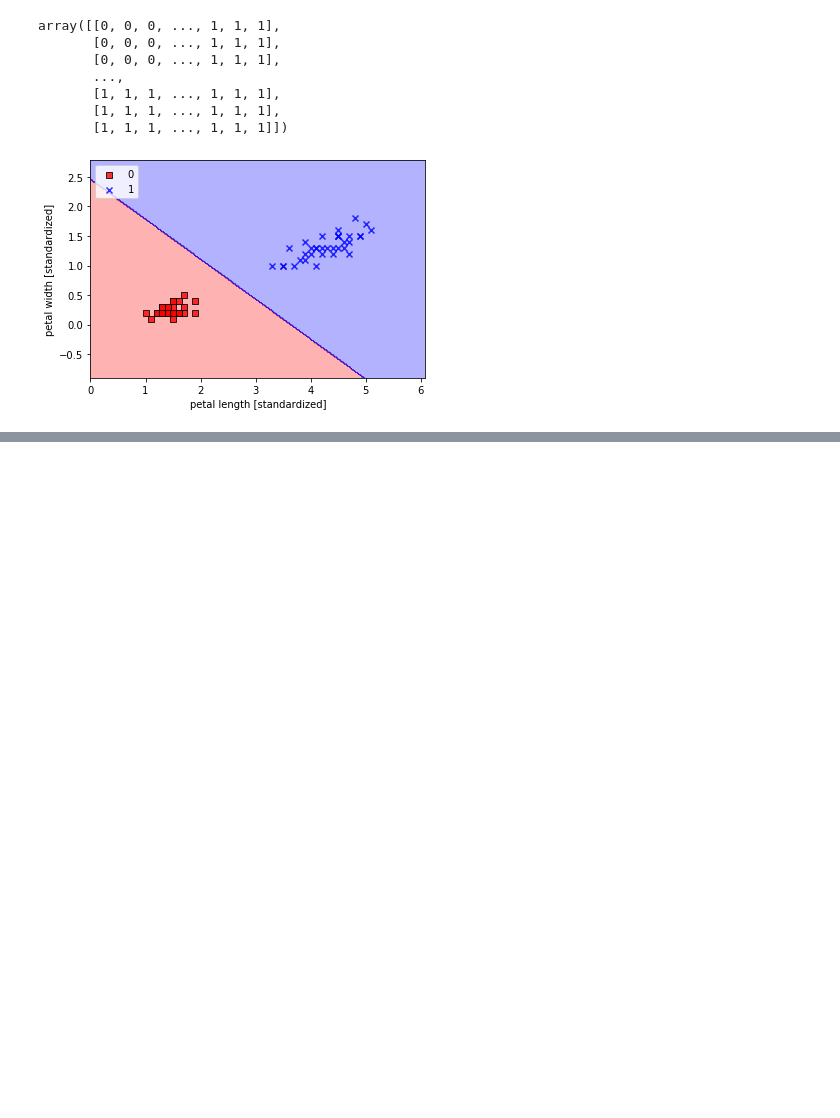
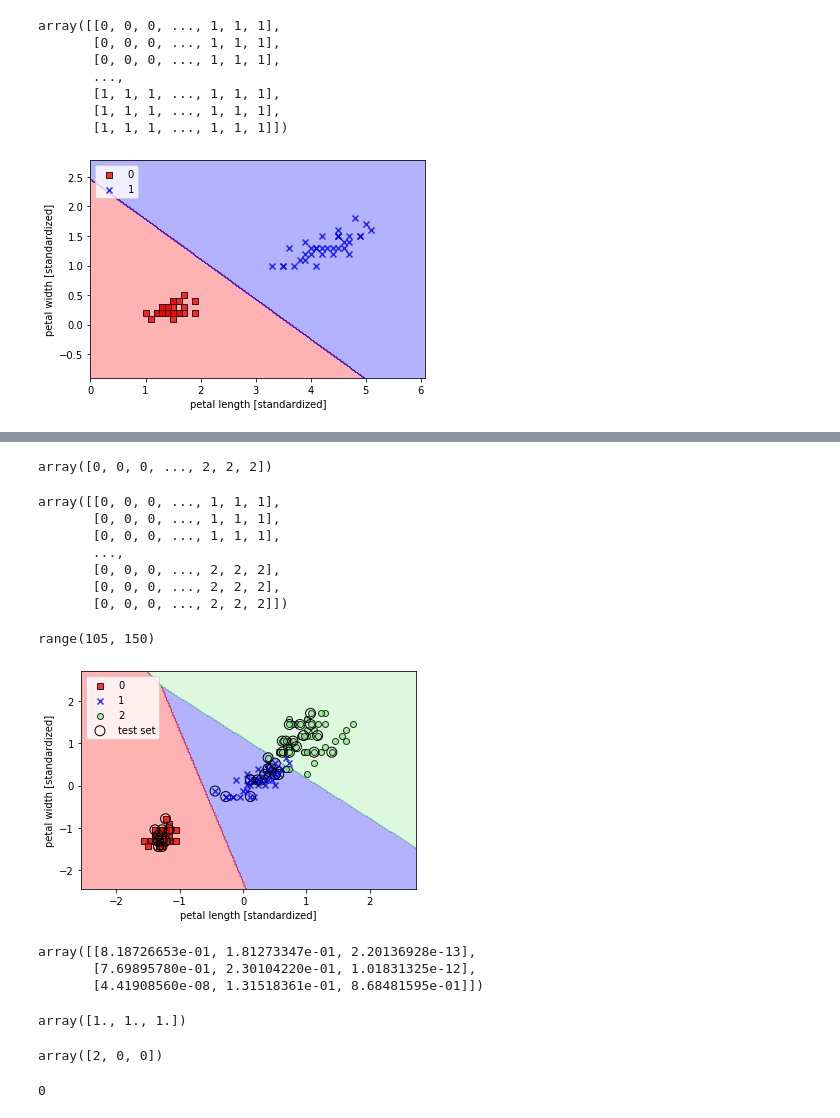
Before and after one commit to hirochan565G/PML_code, a Jupyter notebook: PML3.ipynb, the cells around one changed output, grey strips where cells are left out. Cells and saved outputs as stored; diff of their text form; code cells hidden in the pictures; blank space fills up the shorter version.

```diff
--- a/PML3.ipynb
+++ b/PML3.ipynb
@@ -459,0 +480,36 @@ array([[0, 0, 0, ..., 1, 1, 1],
+# %%
+lr = LogisticRegression(C=100.0, random_state=1)
+lr.fit(X_train_std, y_train)
+plot_decision_regions(X_combined_std, y_combined_std,
+                     classifier=lr,
+                     test_idx=range(105,150))
+##test_idx obtain index at X and y.
+plt.xlabel('petal length [standardized]')
+plt.ylabel('petal width [standardized]')
+plt.legend(loc='upper left')
+plt.show();
+# %% [output]
+array([0, 0, 0, ..., 2, 2, 2])
+array([[0, 0, 0, ..., 1, 1, 1],
+       [0, 0, 0, ..., 1, 1, 1],
+       [0, 0, 0, ..., 1, 1, 1],
+       ...,
+       [0, 0, 0, ..., 2, 2, 2],
+       [0, 0, 0, ..., 2, 2, 2],
+       [0, 0, 0, ..., 2, 2, 2]])
+range(105, 150)
+[figure, added]
+# %%
+lr.predict_proba(X_train_std[:3,:])
+# %% [output]
+array([[8.18726653e-01, 1.81273347e-01, 2.20136928e-13],
+       [7.69895780e-01, 2.30104220e-01, 1.01831325e-12],
+       [4.41908560e-08, 1.31518361e-01, 8.68481595e-01]])
+# %%
+lr.predict_proba(X_train_std[:3,:]).sum(axis=1)
+# %% [output]
+array([1., 1., 1.])
+# %%
+lr.predict_proba(X_test_std[:3, :]).argmax(axis=1)
+# %% [output]
+array([2, 0, 0])
@@ -459,0 +518,4 @@ array([[0, 0, 0, ..., 1, 1, 1],
+# %%
+lr.predict_proba(X_test_std[:3, :]).argmax(axis=1)[2]
+# %% [output]
+0
```
Also changed, not shown: parts of 15 cells of this notebook.
